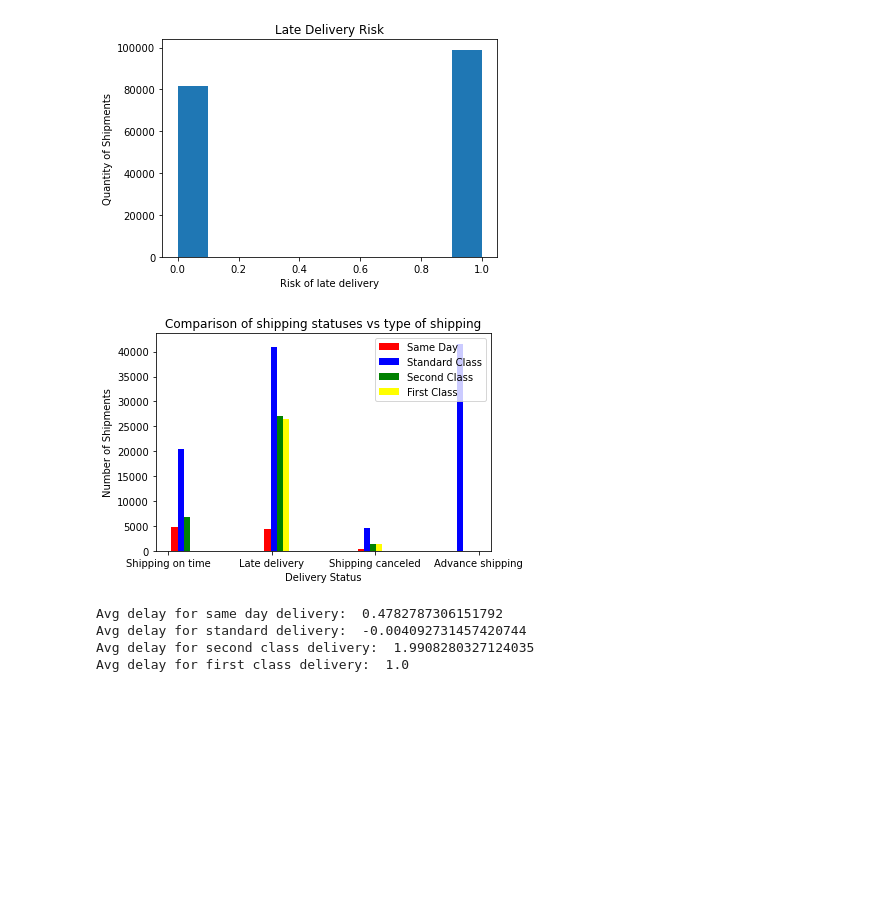
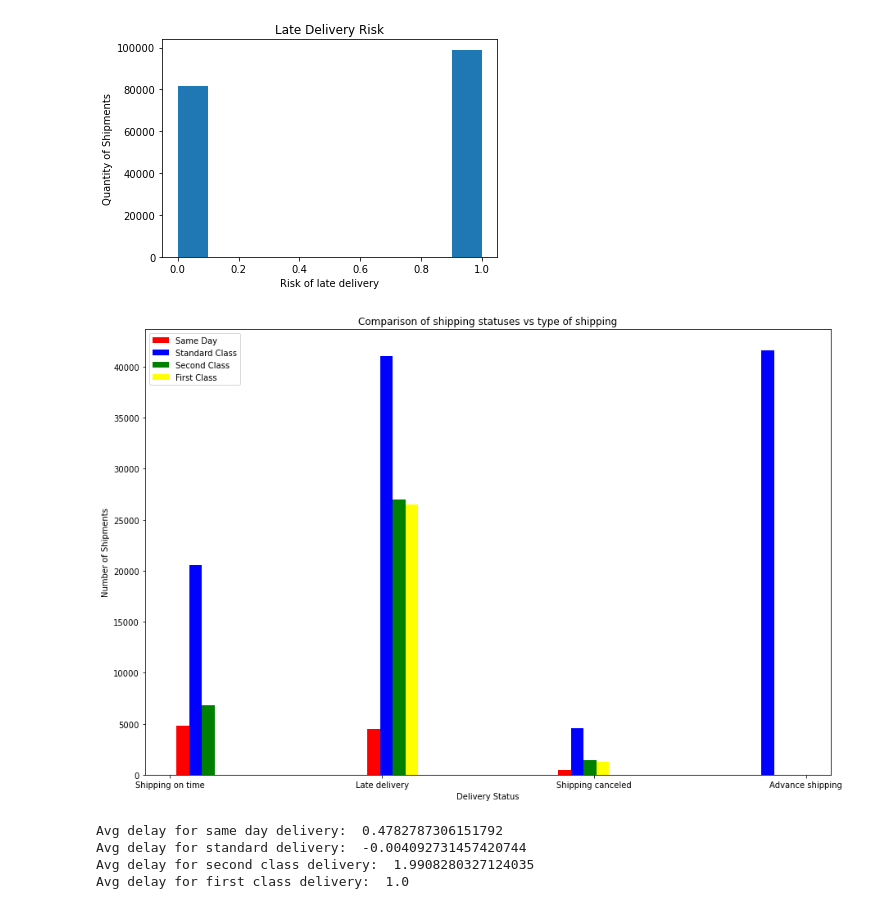
Before and after one commit to sternbrian2/Capstone_two, a Jupyter notebook: EDA_Analysis_Supply_Chain.ipynb, the cells around one changed output. Saved outputs shown, nothing was run; the diff lists cells and outputs as text; code cells hidden in the pictures; blank space fills up the shorter version.

```diff
--- a/EDA_Analysis_Supply_Chain.ipynb
+++ b/EDA_Analysis_Supply_Chain.ipynb
@@ -58,27 +58,28 @@ _ = plt.ylabel('Quantity of Shipments')
 # %%
 # Analyzing Shipping Mode with Delivery status
 
 same_day = df[df['Shipping Mode'] == 'Same Day']
 standard_class = df[df['Shipping Mode'] == 'Standard Class']
 second_class = df[df['Shipping Mode'] == 'Second Class']
 first_class = df[df['Shipping Mode'] == 'First Class']
 
 same_day_result = same_day['Delivery Status']
 standard_class_result = standard_class['Delivery Status']
 second_class_result = second_class['Delivery Status']
 first_class_result = first_class['Delivery Status']
 
+_ = plt.figure(figsize = (15,10))
 _ = plt.hist([same_day_result, standard_class_result, second_class_result,first_class_result],
             color = ['red','blue','green','yellow'])
 _ = plt.legend(['Same Day','Standard Class','Second Class','First Class'])
 _ = plt.xlabel('Delivery Status')
 _ = plt.ylabel('Number of Shipments')
 _ = plt.title('Comparison of shipping statuses vs type of shipping')
 
 
 # Every first class shipment was delayed or cancelled. No shipping type but standard had advance shipping
 # %% [output]
-[figure, old version]
+[figure, new version]
 # %%
 # Did certain kinds of chipments have increased average delays removing canceled shipments
 #df.head()
```
Also changed, not shown: parts of 3 cells of this notebook, 3 other files.
